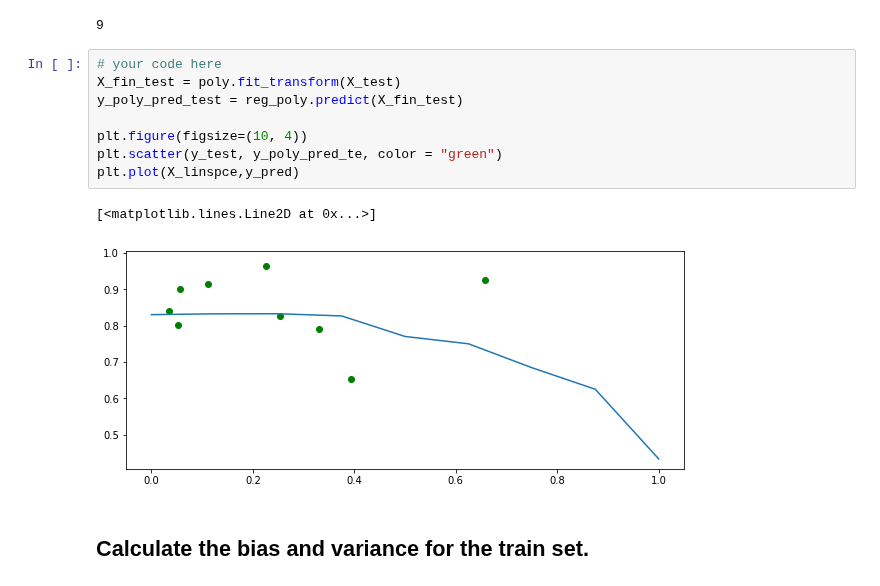
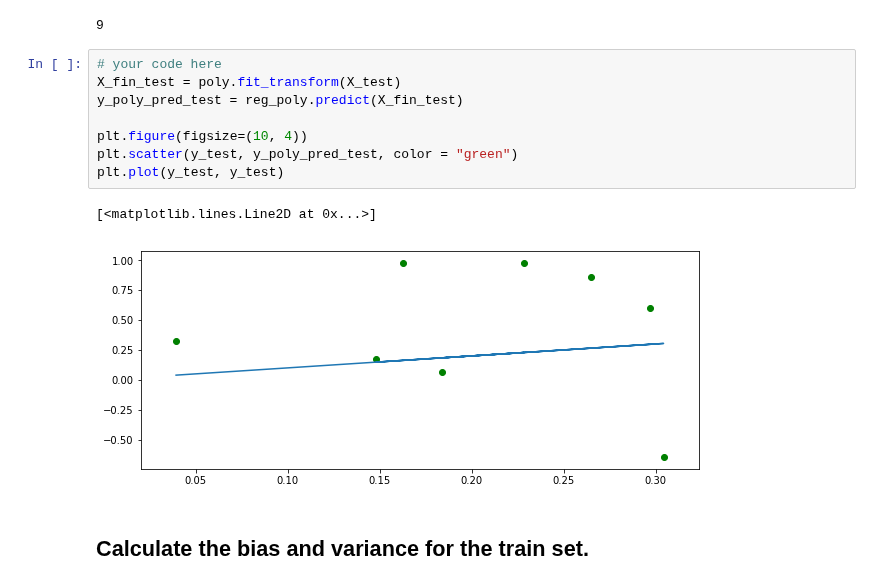
Before and after one commit to byeretzian/dsc-2-24-08-bias-variance-trade-off-lab-online-ds-sp-000, a Jupyter notebook: index.ipynb, the cells around one changed output. Saved outputs shown, nothing was run; the diff lists cells and outputs as text.

```diff
--- a/index.ipynb
+++ b/index.ipynb
@@ -181,14 +181,14 @@ dtype: float64
 # %%
 # your code here
 X_fin_test = poly.fit_transform(X_test)
 y_poly_pred_test = reg_poly.predict(X_fin_test)
 
 plt.figure(figsize=(10, 4))
-plt.scatter(y_test, y_poly_pred_te, color = "green")
-plt.plot(X_linspce,y_pred)
+plt.scatter(y_test, y_poly_pred_test, color = "green")
+plt.plot(y_test, y_test)
 # %% [output]
 [<matplotlib.lines.Line2D at 0x...>]
-[figure, old version]
+[figure, new version]
 # %% [markdown]
 ##  Calculate the bias and variance for the train set.
 # %%
```
